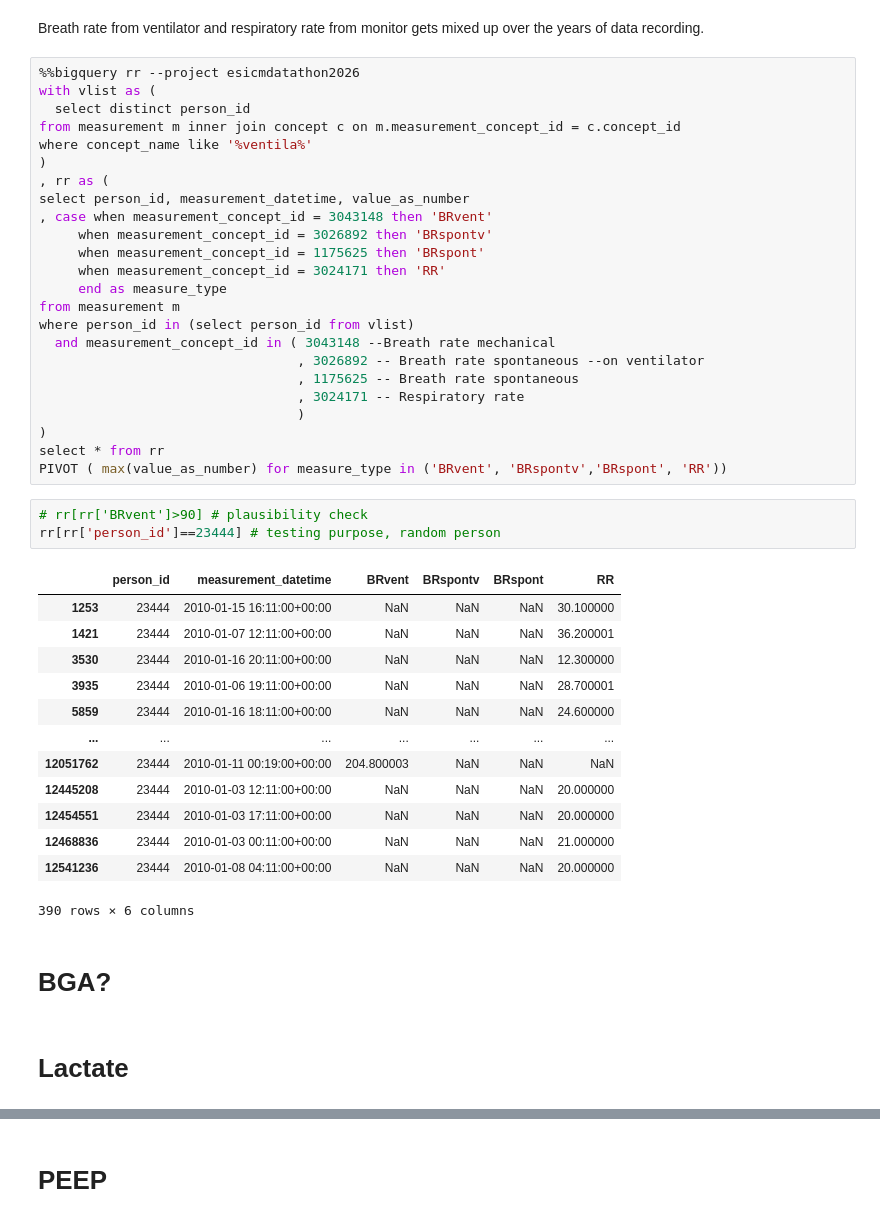
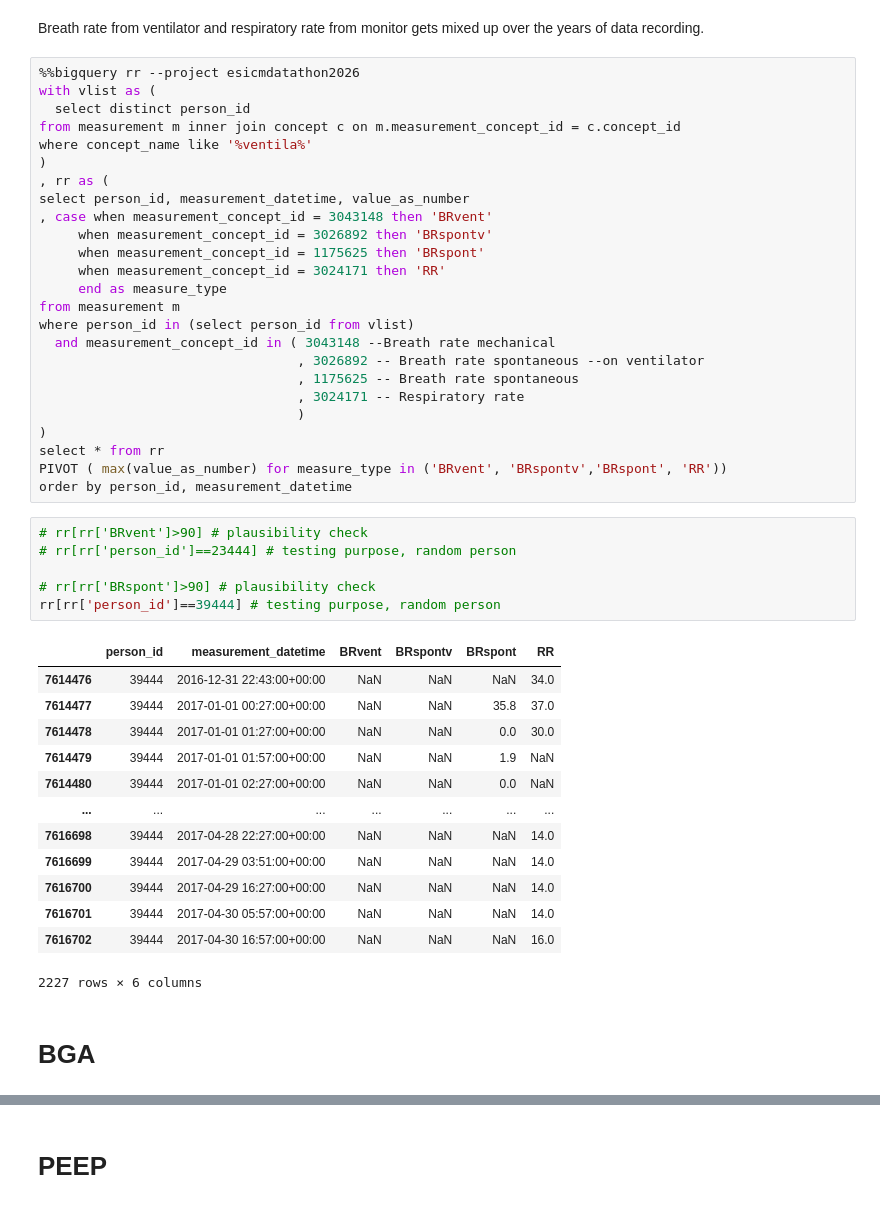
Before and after one commit to Uli-Z/ESICMDatathon2026, a Jupyter notebook: ExtractingData_20260114.ipynb, the cells around one changed output, grey strips where cells are left out. Saved outputs shown, nothing was run; the diff lists cells and outputs as text.

```diff
--- a/ExtractingData_20260114.ipynb
+++ b/ExtractingData_20260114.ipynb
@@ -212,24 +215,26 @@ where person_id in (select person_id from vlist)
 )
 select * from rr
 PIVOT ( max(value_as_number) for measure_type in ('BRvent', 'BRspontv','BRspont', 'RR'))
+order by person_id, measurement_datetime
 # %%
 # rr[rr['BRvent']>90] # plausibility check
-rr[rr['person_id']==23444] # testing purpose, random person
+# rr[rr['person_id']==23444] # testing purpose, random person
+
+# rr[rr['BRspont']>90] # plausibility check
+rr[rr['person_id']==39444] # testing purpose, random person
 # %% [output]
 |  | person_id | measurement_datetime | BRvent | BRspontv | BRspont | RR |
-| 1253 | 23444 | 2010-01-15 16:11:00+00:00 | NaN | NaN | NaN | 30.100000 |
-| 1421 | 23444 | 2010-01-07 12:11:00+00:00 | NaN | NaN | NaN | 36.200001 |
-| 3530 | 23444 | 2010-01-16 20:11:00+00:00 | NaN | NaN | NaN | 12.300000 |
-| 3935 | 23444 | 2010-01-06 19:11:00+00:00 | NaN | NaN | NaN | 28.700001 |
-| 5859 | 23444 | 2010-01-16 18:11:00+00:00 | NaN | NaN | NaN | 24.600000 |
+| 7614476 | 39444 | 2016-12-31 22:43:00+00:00 | NaN | NaN | NaN | 34.0 |
+| 7614477 | 39444 | 2017-01-01 00:27:00+00:00 | NaN | NaN | 35.8 | 37.0 |
+| 7614478 | 39444 | 2017-01-01 01:27:00+00:00 | NaN | NaN | 0.0 | 30.0 |
+| 7614479 | 39444 | 2017-01-01 01:57:00+00:00 | NaN | NaN | 1.9 | NaN |
+| 7614480 | 39444 | 2017-01-01 02:27:00+00:00 | NaN | NaN | 0.0 | NaN |
 | ... | ... | ... | ... | ... | ... | ... |
-| 12051762 | 23444 | 2010-01-11 00:19:00+00:00 | 204.800003 | NaN | NaN | NaN |
-| 12445208 | 23444 | 2010-01-03 12:11:00+00:00 | NaN | NaN | NaN | 20.000000 |
-| 12454551 | 23444 | 2010-01-03 17:11:00+00:00 | NaN | NaN | NaN | 20.000000 |
-| 12468836 | 23444 | 2010-01-03 00:11:00+00:00 | NaN | NaN | NaN | 21.000000 |
-| 12541236 | 23444 | 2010-01-08 04:11:00+00:00 | NaN | NaN | NaN | 20.000000 |
+| 7616698 | 39444 | 2017-04-28 22:27:00+00:00 | NaN | NaN | NaN | 14.0 |
+| 7616699 | 39444 | 2017-04-29 03:51:00+00:00 | NaN | NaN | NaN | 14.0 |
+| 7616700 | 39444 | 2017-04-29 16:27:00+00:00 | NaN | NaN | NaN | 14.0 |
+| 7616701 | 39444 | 2017-04-30 05:57:00+00:00 | NaN | NaN | NaN | 14.0 |
+| 7616702 | 39444 | 2017-04-30 16:57:00+00:00 | NaN | NaN | NaN | 16.0 |
-390 rows × 6 columns
+2227 rows × 6 columns
 # %% [markdown]
-# BGA?
+# BGA
-# %% [markdown]
-# Lactate
```
Also changed, not shown: parts of 20 cells of this notebook.
